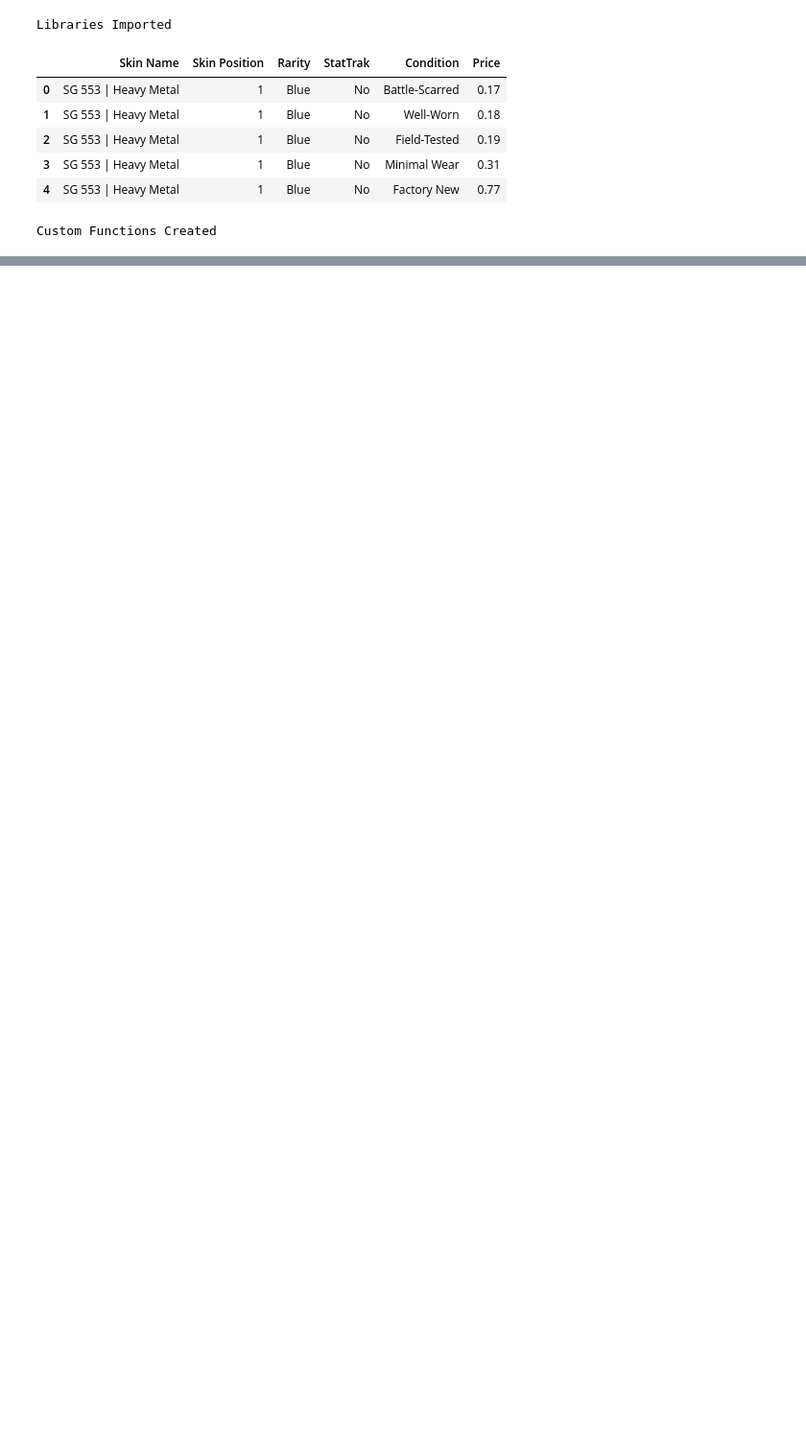
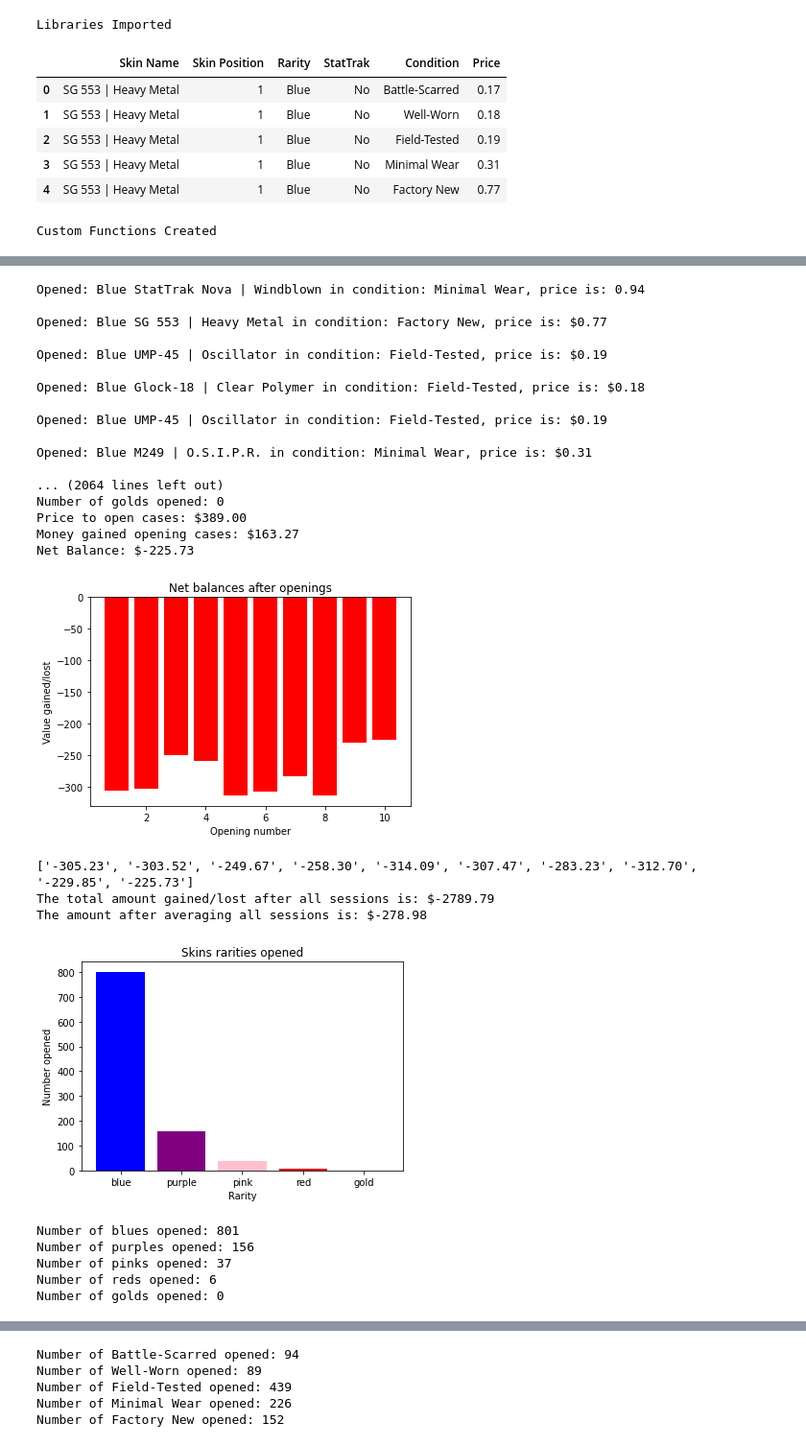
Before and after one commit to yash-patel268/CSGO-Snakebite-Case-Sim, a Jupyter notebook: main.ipynb, the cells around one changed output, grey strips where cells are left out. Shown at 96% size. Drawn from its saved outputs; the diff is of its cells as text; code cells hidden in the pictures; blank space fills up the shorter version.

```diff
--- a/main.ipynb
+++ b/main.ipynb
@@ -261,0 +267,30 @@ Number of StatTrak opened: 93
+# %%
+open_cases(10, 100)
+# %% [output]
+Opened: Blue StatTrak Nova | Windblown in condition: Minimal Wear, price is: 0.94
+
+Opened: Blue SG 553 | Heavy Metal in condition: Factory New, price is: $0.77
+
+Opened: Blue UMP-45 | Oscillator in condition: Field-Tested, price is: $0.19
+
+Opened: Blue Glock-18 | Clear Polymer in condition: Field-Tested, price is: $0.18
+
+Opened: Blue UMP-45 | Oscillator in condition: Field-Tested, price is: $0.19
+
+Opened: Blue M249 | O.S.I.P.R. in condition: Minimal Wear, price is: $0.31
+
+... (2064 lines left out)
+Number of golds opened: 0
+Price to open cases: $389.00
+Money gained opening cases: $163.27
+Net Balance: $-225.73
+[figure, added]
+['-305.23', '-303.52', '-249.67', '-258.30', '-314.09', '-307.47', '-283.23', '-312.70', '-229.85', '-225.73']
+The total amount gained/lost after all sessions is: $-2789.79
+The amount after averaging all sessions is: $-278.98
+[figure, added]
+Number of blues opened: 801
+Number of purples opened: 156
+Number of pinks opened: 37
+Number of reds opened: 6
+Number of golds opened: 0
@@ -261,0 +298,5 @@ Number of StatTrak opened: 93
+Number of Battle-Scarred opened: 94
+Number of Well-Worn opened: 89
+Number of Field-Tested opened: 439
+Number of Minimal Wear opened: 226
+Number of Factory New opened: 152
```
Also changed, not shown: parts of 4 cells of this notebook.
